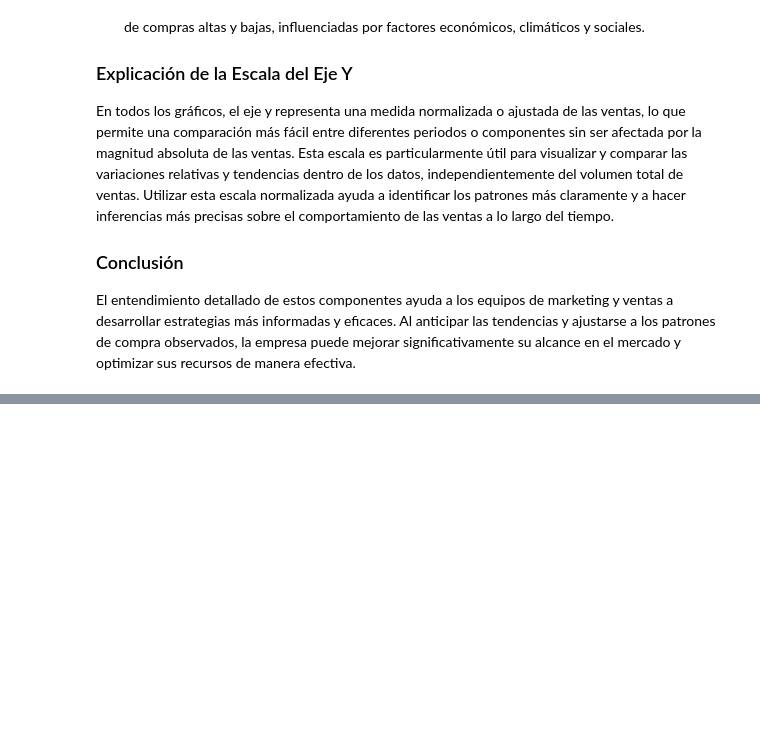
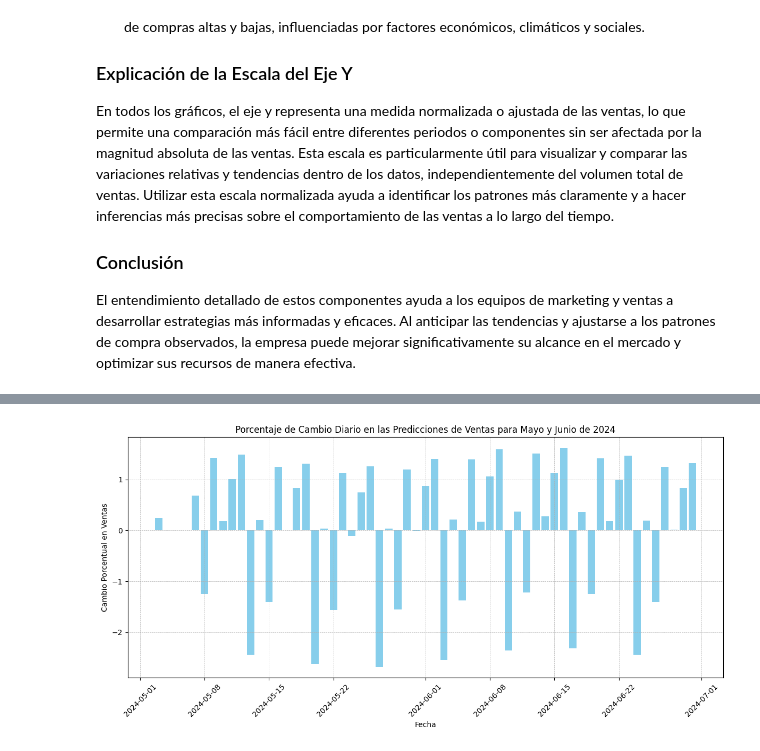
Before and after one commit to Nambu89/Vehicle-Sales-Prediction-Project-in-Spain, a Jupyter notebook: Sales.ipynb, the cells around one changed output, grey strips where cells are left out. Saved outputs shown, nothing was run; the diff lists cells and outputs as text; code cells hidden in the pictures; blank space fills up the shorter version.

```diff
--- a/Sales.ipynb
+++ b/Sales.ipynb
@@ -367,0 +382,7 @@ El entendimiento detallado de estos componentes ayuda a los equipos de marketing
+# %%
+# Filtrar las predicciones para Mayo y Junio
+mask = (forecast['ds'] >= '2024-05-01') & (forecast['ds'] <= '2024-06-30')
+may_june_forecast = forecast.loc[mask]
+# %%
+# Cálculo del porcentaje de cambio diario en la predicción
+may_june_forecast['percent_change'] = may_june_forecast['yhat'].pct_change() * 100
@@ -367,0 +395,24 @@ El entendimiento detallado de estos componentes ayuda a los equipos de marketing
+# %%
+# Limpiar los datos del gráfico para eliminar los posibles NaN que hubierann surgido del cálculo anterior
+may_june_forecast = may_june_forecast.dropna(subset = ['percent_change'])
+# %%
+# Preparar el gráfico
+plot_data = may_june_forecast[['ds', 'percent_change']]
+# %%
+plt.figure(figsize=(12, 6))
+plt.bar(plot_data['ds'], plot_data['percent_change'], color='skyblue')
+
+# Añadir etiquetas y título al gráfico
+plt.title('Porcentaje de Cambio Diario en las Predicciones de Ventas para Mayo y Junio de 2024')
+plt.xlabel('Fecha')
+plt.ylabel('Cambio Porcentual en Ventas')
+
+# Mejorar el formato de la fecha en el eje x para mejorar la legibilidad
+plt.xticks(rotation=45)
+plt.grid(True, which='both', linestyle='--', linewidth=0.5)
+
+# Mostrar el gráfico
+plt.tight_layout()
+plt.show()
+# %% [output]
+[figure, added]
```
Also changed, not shown: parts of 18 cells of this notebook.
